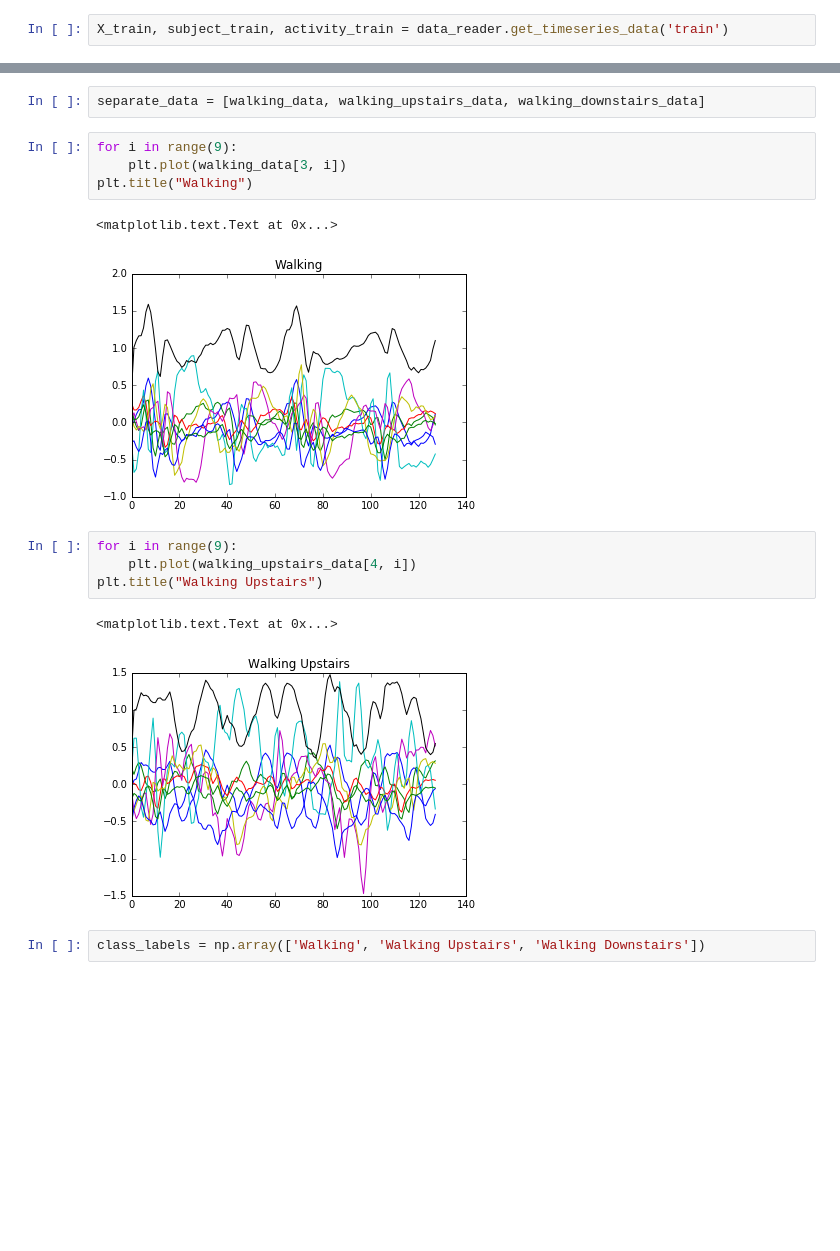
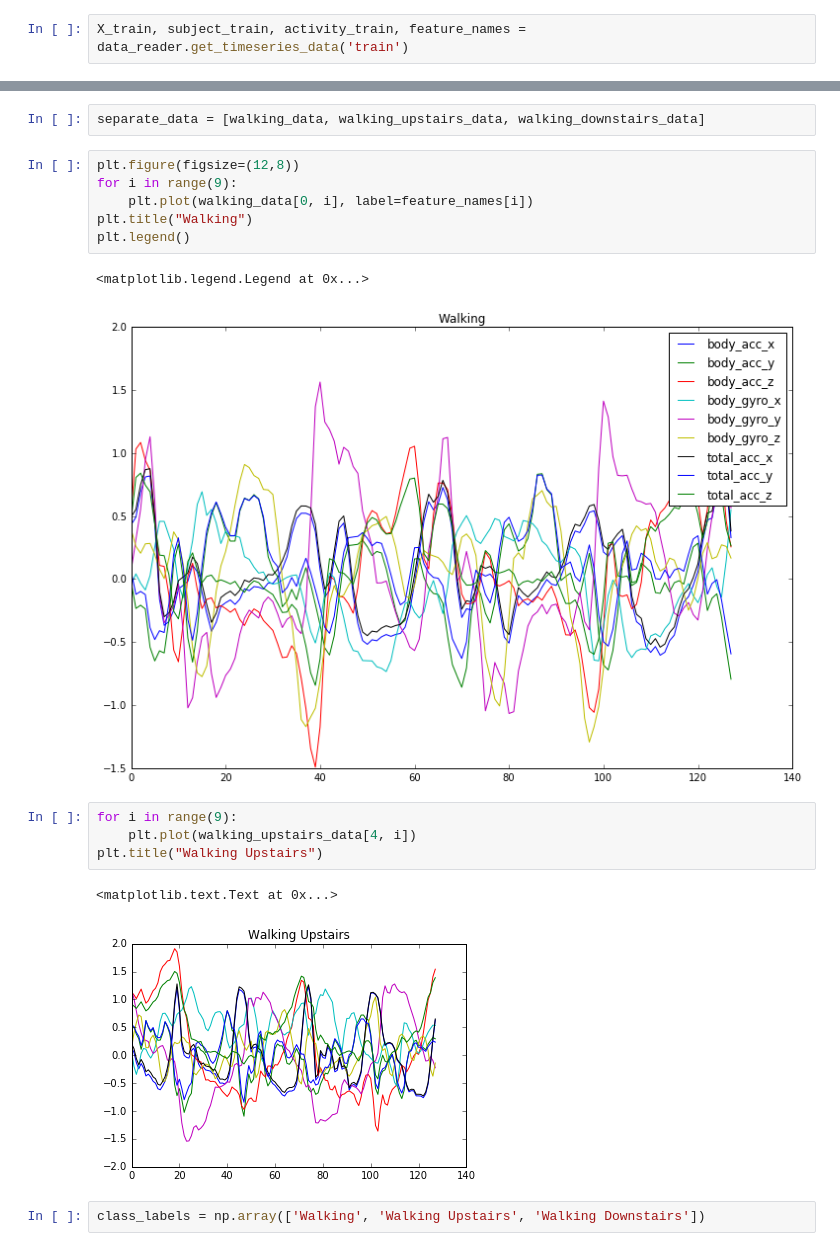
Before and after one commit to brian8128/siamese, a Jupyter notebook: DataViz.ipynb, the cells around one changed output, grey strips where cells are left out. Drawn from its saved outputs; the diff is of its cells as text; blank space fills up the shorter version.

```diff
--- a/DataViz.ipynb
+++ b/DataViz.ipynb
@@ -7,4 +7,4 @@ from src import data_reader
 # %% [output]
 Running in stage: dev
 # %%
-X_train, subject_train, activity_train = data_reader.get_timeseries_data('train')
+X_train, subject_train, activity_train, feature_names = data_reader.get_timeseries_data('train')
@@ -54,19 +34,21 @@ walking_downstairs_data = X_train[walking_downstairs_idx]
 # %%
 separate_data = [walking_data, walking_upstairs_data, walking_downstairs_data]
 # %%
+plt.figure(figsize=(12,8))
 for i in range(9):
-    plt.plot(walking_data[3, i])
+    plt.plot(walking_data[0, i], label=feature_names[i])
 plt.title("Walking")
+plt.legend()
 # %% [output]
-<matplotlib.text.Text at 0x...>
+<matplotlib.legend.Legend at 0x...>
-[figure, old version]
+[figure, new version]
 # %%
 for i in range(9):
     plt.plot(walking_upstairs_data[4, i])
 plt.title("Walking Upstairs")
 # %% [output]
 <matplotlib.text.Text at 0x...>
-[figure, old version]
+[figure, new version]
 # %%
 class_labels = np.array(['Walking', 'Walking Upstairs', 'Walking Downstairs'])
 # %%
```
Also changed, not shown: parts of 6 cells of this notebook, 4 other files.
